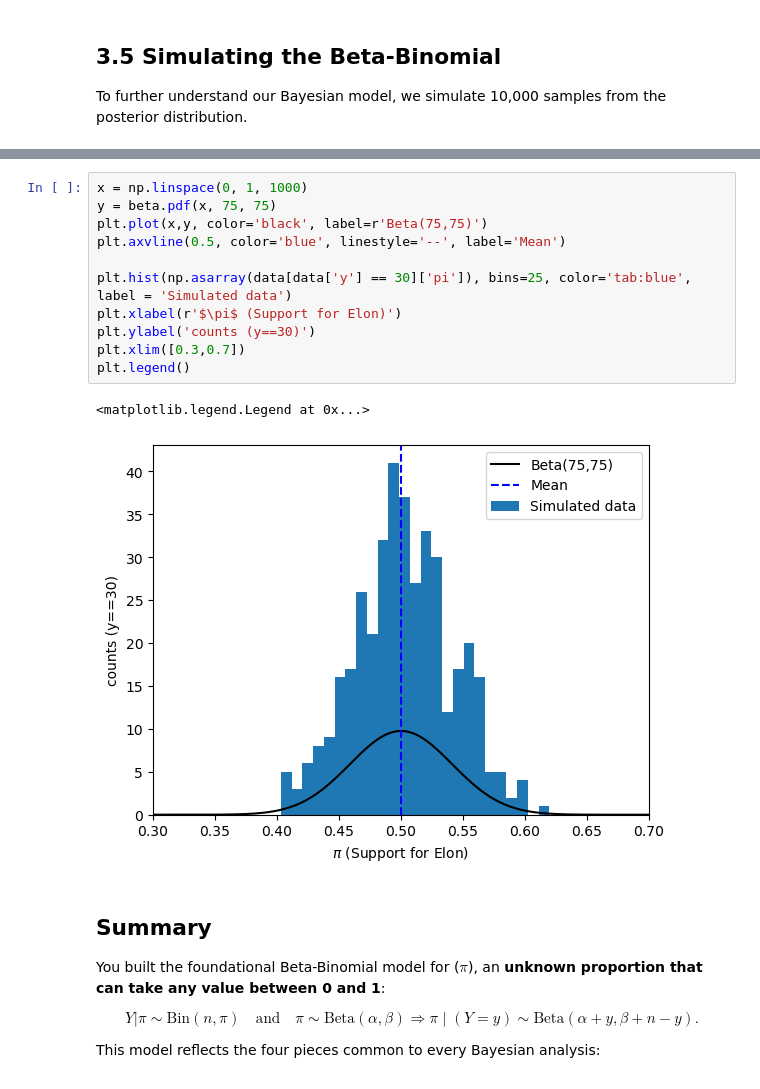
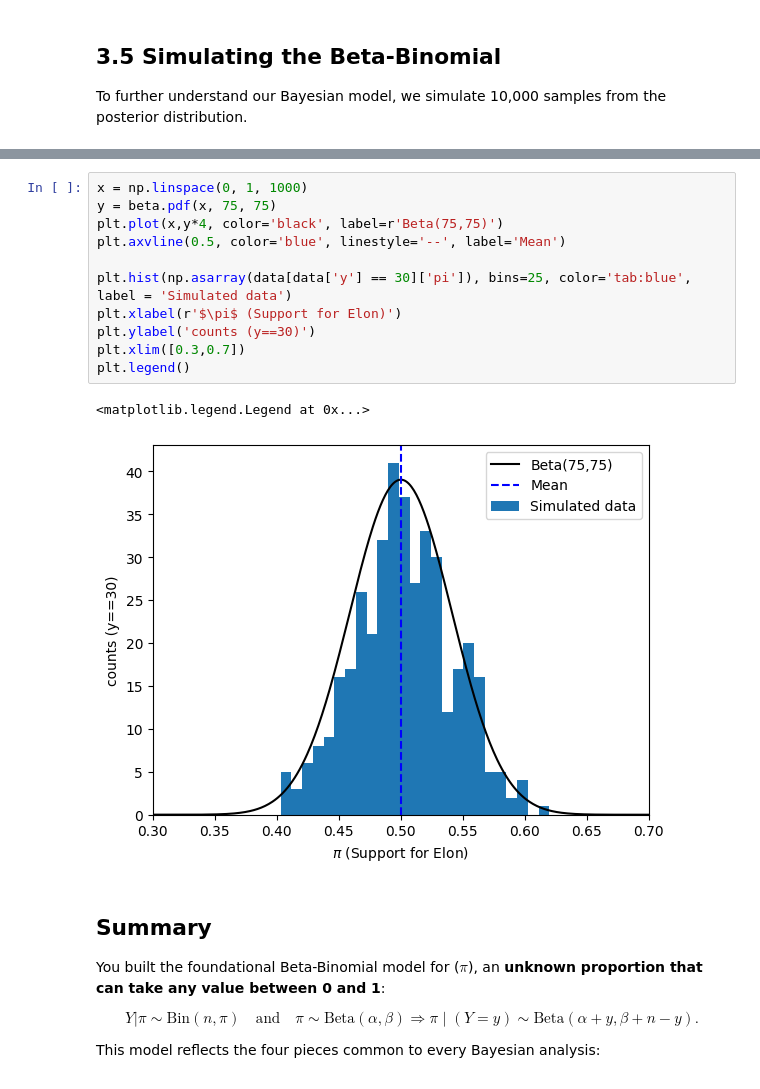
Before and after one commit to rogeranyor/BayesianInferenceUB25, a Jupyter notebook: notebooks/Session 5 - Beta-Binomial Bayesian Model.ipynb, the cells around one changed output, grey strips where cells are left out. Drawn from its saved outputs; the diff is of its cells as text.

```diff
--- a/notebooks/Session 5 - Beta-Binomial Bayesian Model.ipynb
+++ b/notebooks/Session 5 - Beta-Binomial Bayesian Model.ipynb
@@ -349,17 +352,17 @@ plt.show()
 # %%
 x = np.linspace(0, 1, 1000)
 y = beta.pdf(x, 75, 75)
-plt.plot(x,y, color='black', label=r'Beta(75,75)')
+plt.plot(x,y*4, color='black', label=r'Beta(75,75)')
 plt.axvline(0.5, color='blue', linestyle='--', label='Mean')
 
 plt.hist(np.asarray(data[data['y'] == 30]['pi']), bins=25, color='tab:blue', label = 'Simulated data')
 plt.xlabel(r'$\pi$ (Support for Elon)')
 plt.ylabel('counts (y==30)')
 plt.xlim([0.3,0.7])
 plt.legend()
 # %% [output]
 <matplotlib.legend.Legend at 0x...>
-[figure, old version]
+[figure, new version]
 # %% [markdown]
 ## Summary
 
```
Also changed, not shown: parts of 11 cells of this notebook, 4 other files.
